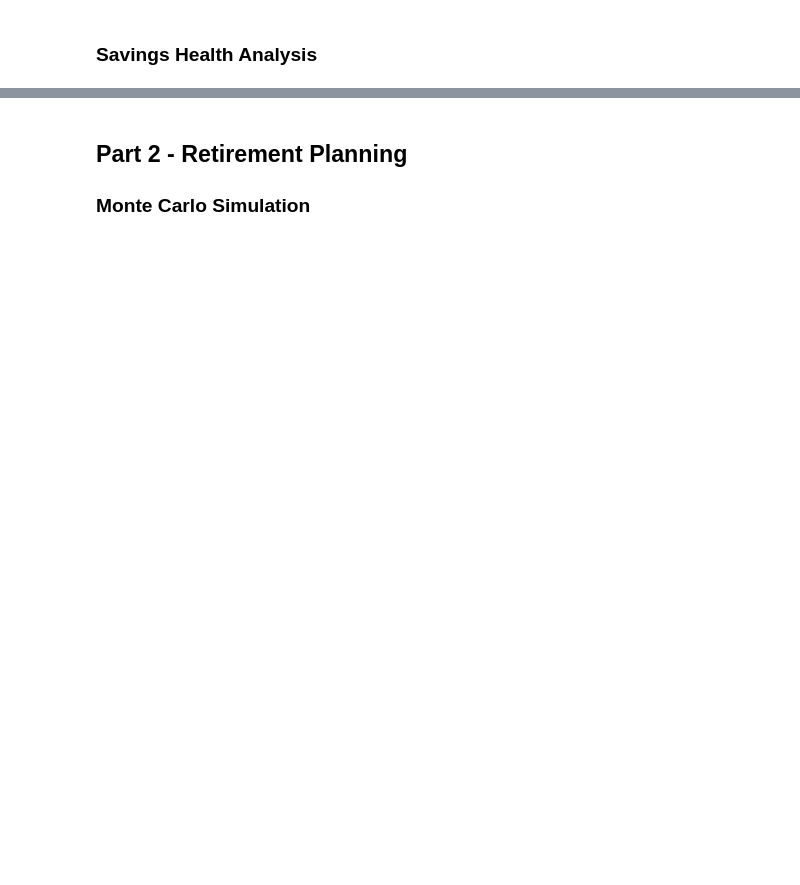
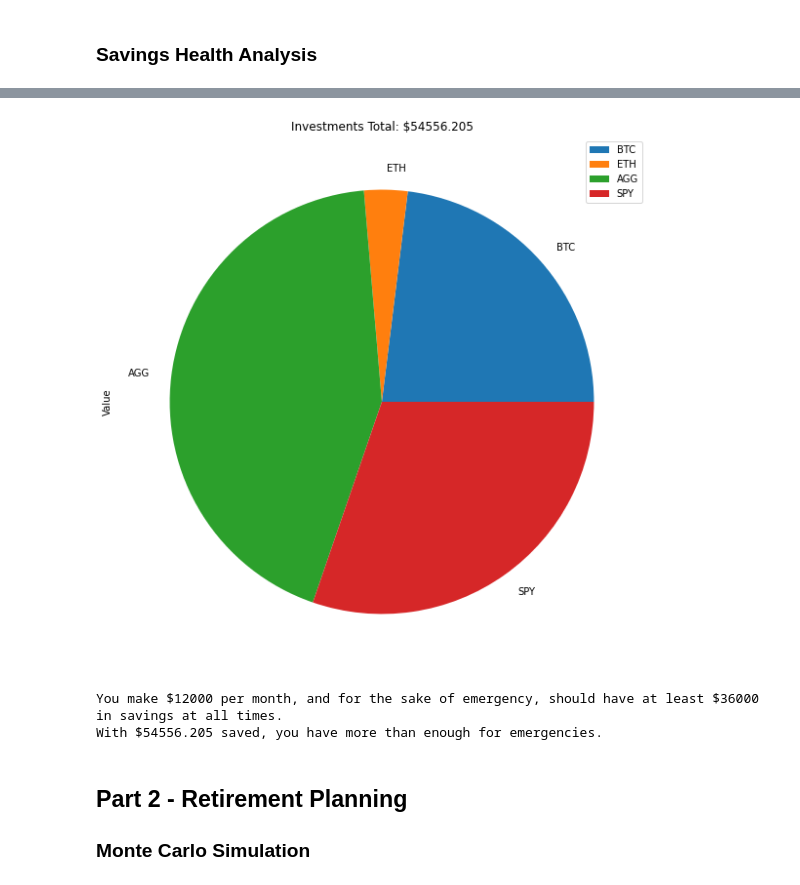
Before and after one commit to CapraRoyale/personal-finance-planning, a Jupyter notebook: financial-planner.ipynb, the cells around one changed output, grey strips where cells are left out. Cells and saved outputs as stored; diff of their text form; code cells hidden in the pictures; blank space fills up the shorter version.

Commit message:
Calculate savings, and emergency fund

```diff
--- a/financial-planner.ipynb
+++ b/financial-planner.ipynb
@@ -78,6 +78,7 @@ alpaca_api = tradeapi.REST(alpaca_api_key, alpaca_secret_key, api_version='v2')
 # %%
 # Format current date as ISO format
 current_date = pd.datetime.now()
+
 # Set the tickers
 tickers = ["AGG", "SPY"]
 
@@ -85,14 +86,18 @@ tickers = ["AGG", "SPY"]
 timeframe = "1D"
 
 # Get current closing prices for SPY and AGG
-agg = alpaca_api.get()
+closing_prices = alpaca_api.get_barset(
+    tickers,
+    timeframe,
+    limit=1
+)
 
 # Pick AGG and SPY close prices
-agg_close_price = ""
-spy_close_price = ""
+agg_close_price = closing_prices["AGG"][0].c
+spy_close_price = closing_prices["SPY"][0].c
 
 # Print AGG and SPY close prices
-print(current_date)
+# print(closing_prices)
 print(f"Current AGG closing price: ${agg_close_price}")
 print(f"Current SPY closing price: ${spy_close_price}")
 # %% [output]
@@ -100,6 +106,7 @@ TypeError: get() missing 1 required positional argument: 'path'
 # %%
 # Compute the current value of shares
-# YOUR CODE HERE!
+my_agg_value = my_agg * agg_close_price
+my_spy_value = my_spy * spy_close_price
 
 # Print current value of share
 print(f"The current value of your {my_spy} SPY shares is ${my_spy_value:0.2f}")
@@ -137,0 +119,7 @@ Congratulations! You have enough money in your emergency fund.
+# %%
+# Create savings DataFrame
+my_savings = pd.DataFrame({"Investment":["BTC", "ETH", "AGG", "SPY"], "Value": [my_btc_value, my_eth_value, my_agg_value, my_spy_value]})
+
+my_savings.set_index('Investment', inplace=True)
+# Display savings DataFrame
+display(my_savings)
@@ -138,3 +133,29 @@ Congratulations! You have enough money in your emergency fund.
+# %%
+# Plot savings pie chart
+my_sav_sum = my_savings["Value"].sum(axis=0)
+pie_chart = my_savings.plot.pie(y='Value', figsize=(10,10), title=f"Investments Total: ${my_sav_sum}")
+# %% [output]
+[figure, added]
+# %%
+# Set ideal emergency fund
+emergency_fund = monthly_income * 3
+
+# Calculate total amount of savings
+# print(f"Your investment savings total ${my_sav_sum}")
+
+# Validate saving health
+def do_i_have_enuff(savings):
+    print(f"You make ${monthly_income} per month, and for the sake of emergency, should have at least ${emergency_fund} in savings at all times.")
+    if savings >= emergency_fund:
+        print(f"With ${savings} saved, you have more than enough for emergencies.")
+    else:
+        print(f"Save more.")
+
+
+do_i_have_enuff(my_sav_sum)
+# %% [output]
+You make $12000 per month, and for the sake of emergency, should have at least $36000 in savings at all times.
+With $54556.205 saved, you have more than enough for emergencies.
 # %% [markdown]
 ## Part 2 - Retirement Planning
 
```
Also changed, not shown: parts of 27 cells of this notebook.
